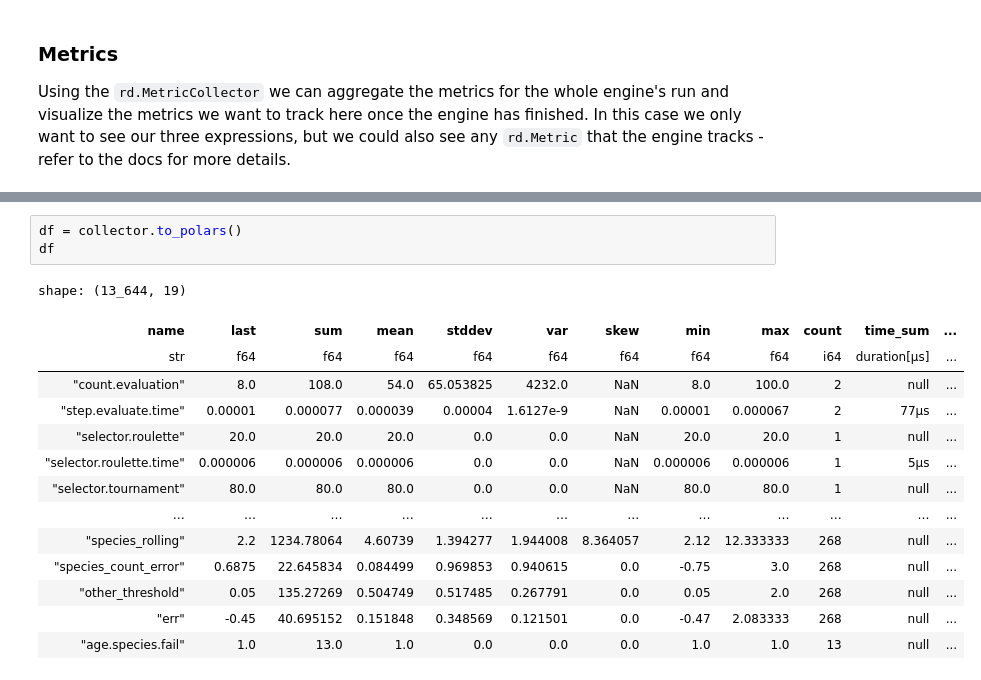
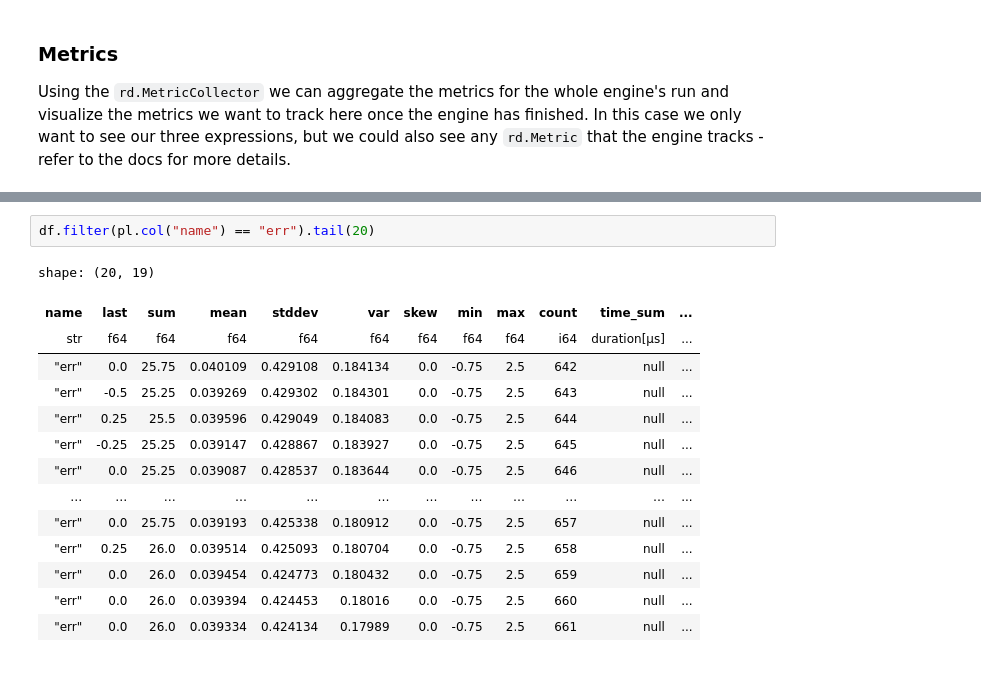
Before and after one commit to pkalivas/radiate, a Jupyter notebook: examples/python/expr_species_distance.ipynb, the cells around one changed output, grey strips where cells are left out. Saved outputs shown, nothing was run; the diff lists cells and outputs as text.

```diff
--- a/examples/python/expr_species_distance.ipynb
+++ b/examples/python/expr_species_distance.ipynb
@@ -145,21 +149,20 @@ shape: (20, 19)
 # %%
-df = collector.to_polars()
-df
+df.filter(pl.col("name") == "err").tail(20)
 # %% [output]
-shape: (13_644, 19)
+shape: (20, 19)
 | name | last | sum | mean | stddev | var | skew | min | max | count | time_sum | ... |
 | str | f64 | f64 | f64 | f64 | f64 | f64 | f64 | f64 | i64 | duration[μs] | ... |
-| "count.evaluation" | 8.0 | 108.0 | 54.0 | 65.053825 | 4232.0 | NaN | 8.0 | 100.0 | 2 | null | ... |
-| "step.evaluate.time" | 0.00001 | 0.000077 | 0.000039 | 0.00004 | 1.6127e-9 | NaN | 0.00001 | 0.000067 | 2 | 77µs | ... |
-| "selector.roulette" | 20.0 | 20.0 | 20.0 | 0.0 | 0.0 | NaN | 20.0 | 20.0 | 1 | null | ... |
-| "selector.roulette.time" | 0.000006 | 0.000006 | 0.000006 | 0.0 | 0.0 | NaN | 0.000006 | 0.000006 | 1 | 5µs | ... |
-| "selector.tournament" | 80.0 | 80.0 | 80.0 | 0.0 | 0.0 | NaN | 80.0 | 80.0 | 1 | null | ... |
+| "err" | 0.0 | 25.75 | 0.040109 | 0.429108 | 0.184134 | 0.0 | -0.75 | 2.5 | 642 | null | ... |
+| "err" | -0.5 | 25.25 | 0.039269 | 0.429302 | 0.184301 | 0.0 | -0.75 | 2.5 | 643 | null | ... |
+| "err" | 0.25 | 25.5 | 0.039596 | 0.429049 | 0.184083 | 0.0 | -0.75 | 2.5 | 644 | null | ... |
+| "err" | -0.25 | 25.25 | 0.039147 | 0.428867 | 0.183927 | 0.0 | -0.75 | 2.5 | 645 | null | ... |
+| "err" | 0.0 | 25.25 | 0.039087 | 0.428537 | 0.183644 | 0.0 | -0.75 | 2.5 | 646 | null | ... |
 | … | … | … | … | … | … | … | … | … | … | … | ... |
-| "species_rolling" | 2.2 | 1234.78064 | 4.60739 | 1.394277 | 1.944008 | 8.364057 | 2.12 | 12.333333 | 268 | null | ... |
-| "species_count_error" | 0.6875 | 22.645834 | 0.084499 | 0.969853 | 0.940615 | 0.0 | -0.75 | 3.0 | 268 | null | ... |
-| "other_threshold" | 0.05 | 135.27269 | 0.504749 | 0.517485 | 0.267791 | 0.0 | 0.05 | 2.0 | 268 | null | ... |
-| "err" | -0.45 | 40.695152 | 0.151848 | 0.348569 | 0.121501 | 0.0 | -0.47 | 2.083333 | 268 | null | ... |
-| "age.species.fail" | 1.0 | 13.0 | 1.0 | 0.0 | 0.0 | 0.0 | 1.0 | 1.0 | 13 | null | ... |
+| "err" | 0.0 | 25.75 | 0.039193 | 0.425338 | 0.180912 | 0.0 | -0.75 | 2.5 | 657 | null | ... |
+| "err" | 0.25 | 26.0 | 0.039514 | 0.425093 | 0.180704 | 0.0 | -0.75 | 2.5 | 658 | null | ... |
+| "err" | 0.0 | 26.0 | 0.039454 | 0.424773 | 0.180432 | 0.0 | -0.75 | 2.5 | 659 | null | ... |
+| "err" | 0.0 | 26.0 | 0.039394 | 0.424453 | 0.18016 | 0.0 | -0.75 | 2.5 | 660 | null | ... |
+| "err" | 0.0 | 26.0 | 0.039334 | 0.424134 | 0.17989 | 0.0 | -0.75 | 2.5 | 661 | null | ... |
 # %%
 print(result.index())
 last_version = df.select("generation").max().item()
```
Also changed, not shown: parts of 5 cells of this notebook, 33 other files.
